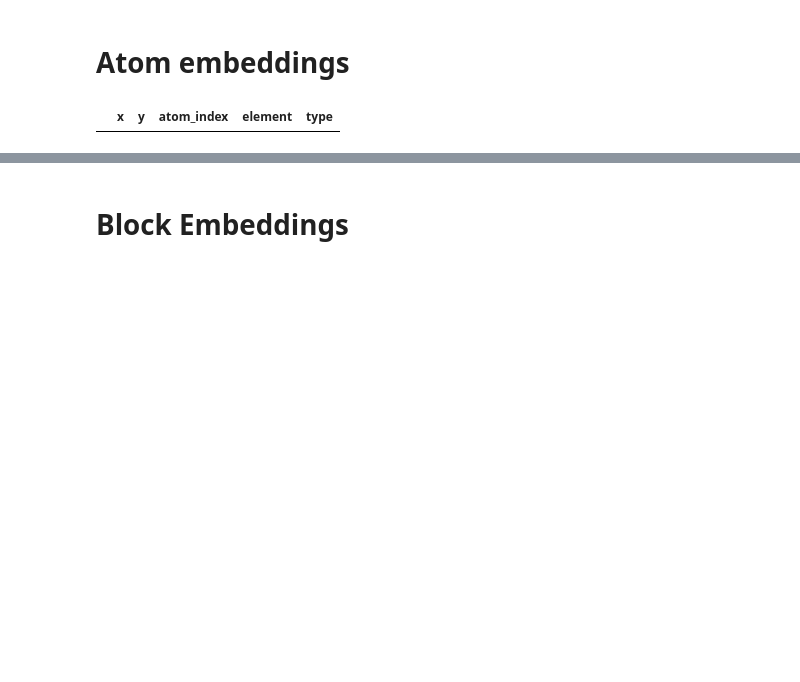
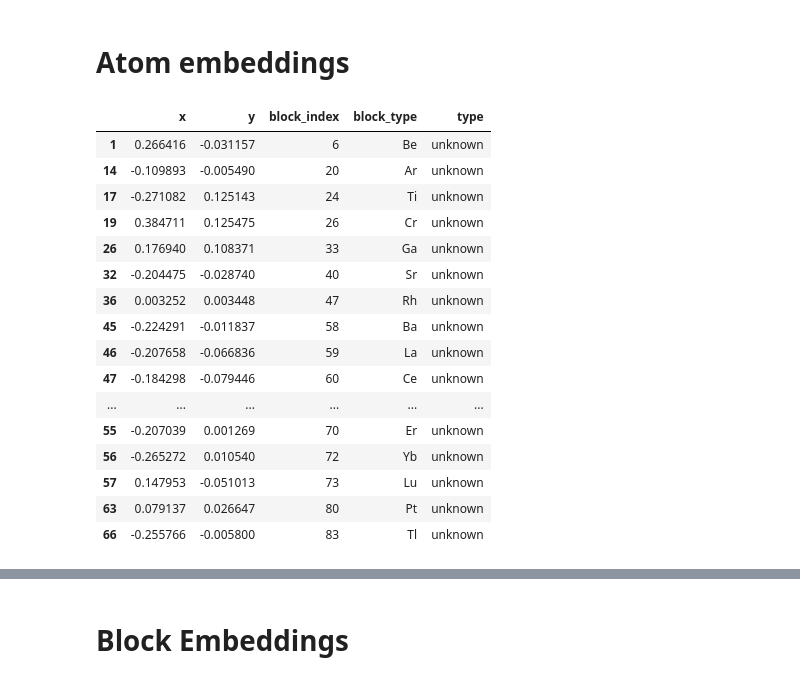
Before and after one commit to mims-harvard/ATOMICA, a Jupyter notebook: case_studies/visualise_nodes/dataset_visualisations.ipynb, the cells around one changed output, grey strips where cells are left out. Drawn from its saved outputs; the diff is of its cells as text; code cells hidden in the pictures; blank space fills up the shorter version.

```diff
--- a/case_studies/visualise_nodes/dataset_visualisations.ipynb
+++ b/case_studies/visualise_nodes/dataset_visualisations.ipynb
@@ -49,5 +50,5 @@ color_dict = {
 # %%
-with open("/n/holylabs/LABS/mzitnik_lab/Users/afang/GET/case_studies/visualise_nodes/pretrained_tsne_all/graph_embedding_2d_all_modalities_perplexity_30_cosine_20240428.csv", "r") as f:
+with open("/n/holyscratch01/mzitnik_lab/afang/InteractNN_embeddings/version_126_epoch56_step581725/proj_2d/graph_embedding_2d_all_modalities_perplexity_50_cosine_20241003.csv", "r") as f:
     df = pd.read_csv(f)
 len(df)
 # %% [output]
@@ -215,12 +216,28 @@ element_type = {
 # %%
 import json
 with open("atom_projections.json", "r") as f:
     atom_projections = json.load(f)
 df = pd.DataFrame(atom_projections)
-df["type"] = [element_type.get(VOCAB.idx_to_atom(i), "unknown") for i in df["atom_index"]]
+df["type"] = [element_type.get(i, "unknown") for i in df["block_type"]]
 df[df["type"] == "unknown"]
 # %% [output]
-|  | x | y | atom_index | element | type |
+|  | x | y | block_index | block_type | type |
+| 1 | 0.266416 | -0.031157 | 6 | Be | unknown |
+| 14 | -0.109893 | -0.005490 | 20 | Ar | unknown |
+| 17 | -0.271082 | 0.125143 | 24 | Ti | unknown |
+| 19 | 0.384711 | 0.125475 | 26 | Cr | unknown |
+| 26 | 0.176940 | 0.108371 | 33 | Ga | unknown |
+| 32 | -0.204475 | -0.028740 | 40 | Sr | unknown |
+| 36 | 0.003252 | 0.003448 | 47 | Rh | unknown |
+| 45 | -0.224291 | -0.011837 | 58 | Ba | unknown |
+| 46 | -0.207658 | -0.066836 | 59 | La | unknown |
+| 47 | -0.184298 | -0.079446 | 60 | Ce | unknown |
+| ... | ... | ... | ... | ... | ... |
+| 55 | -0.207039 | 0.001269 | 70 | Er | unknown |
+| 56 | -0.265272 | 0.010540 | 72 | Yb | unknown |
+| 57 | 0.147953 | -0.051013 | 73 | Lu | unknown |
+| 63 | 0.079137 | 0.026647 | 80 | Pt | unknown |
+| 66 | -0.255766 | -0.005800 | 83 | Tl | unknown |
 # %%
 type_color = {
     'Nonmetal': '#FFD700',            # Gold
```
Also changed, not shown: parts of 12 cells of this notebook, 14 other files.
